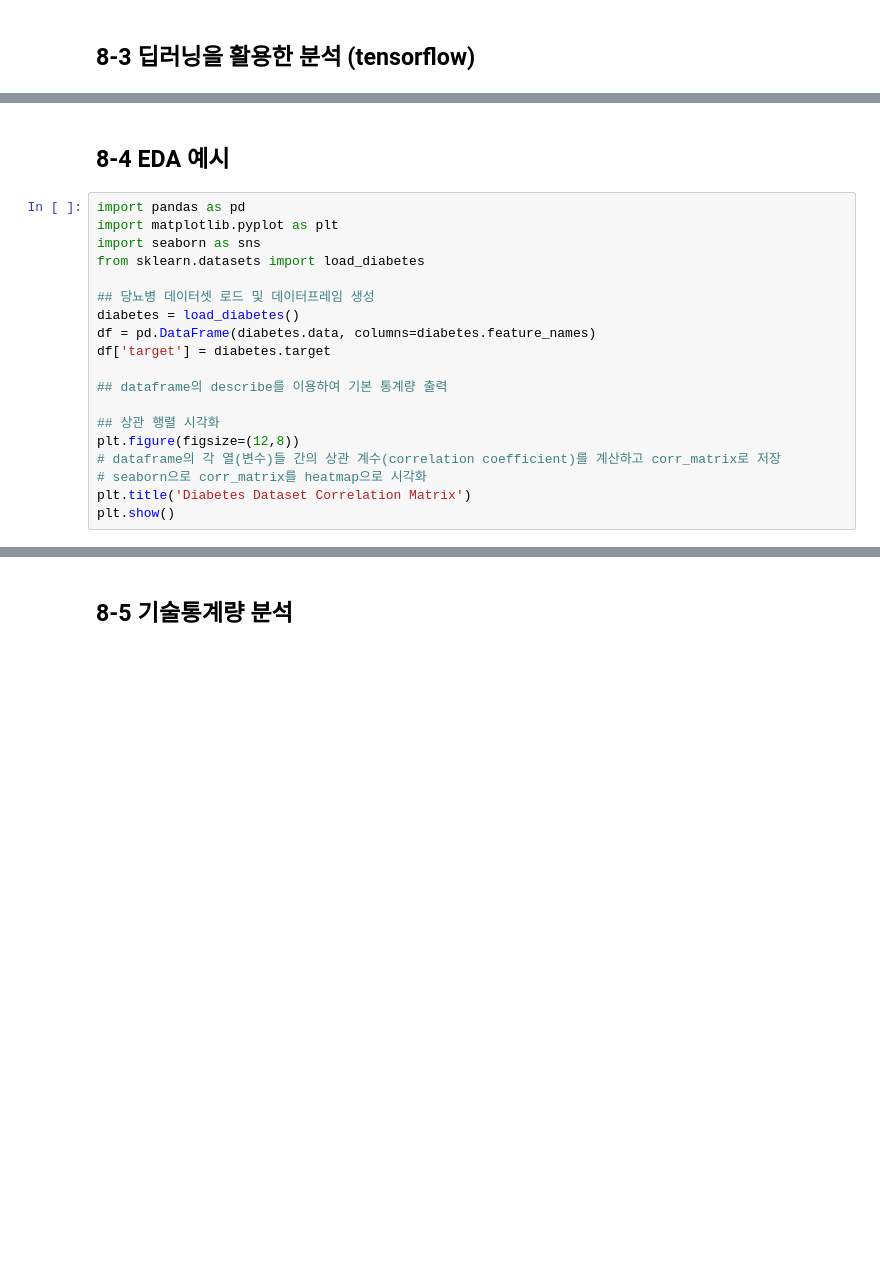
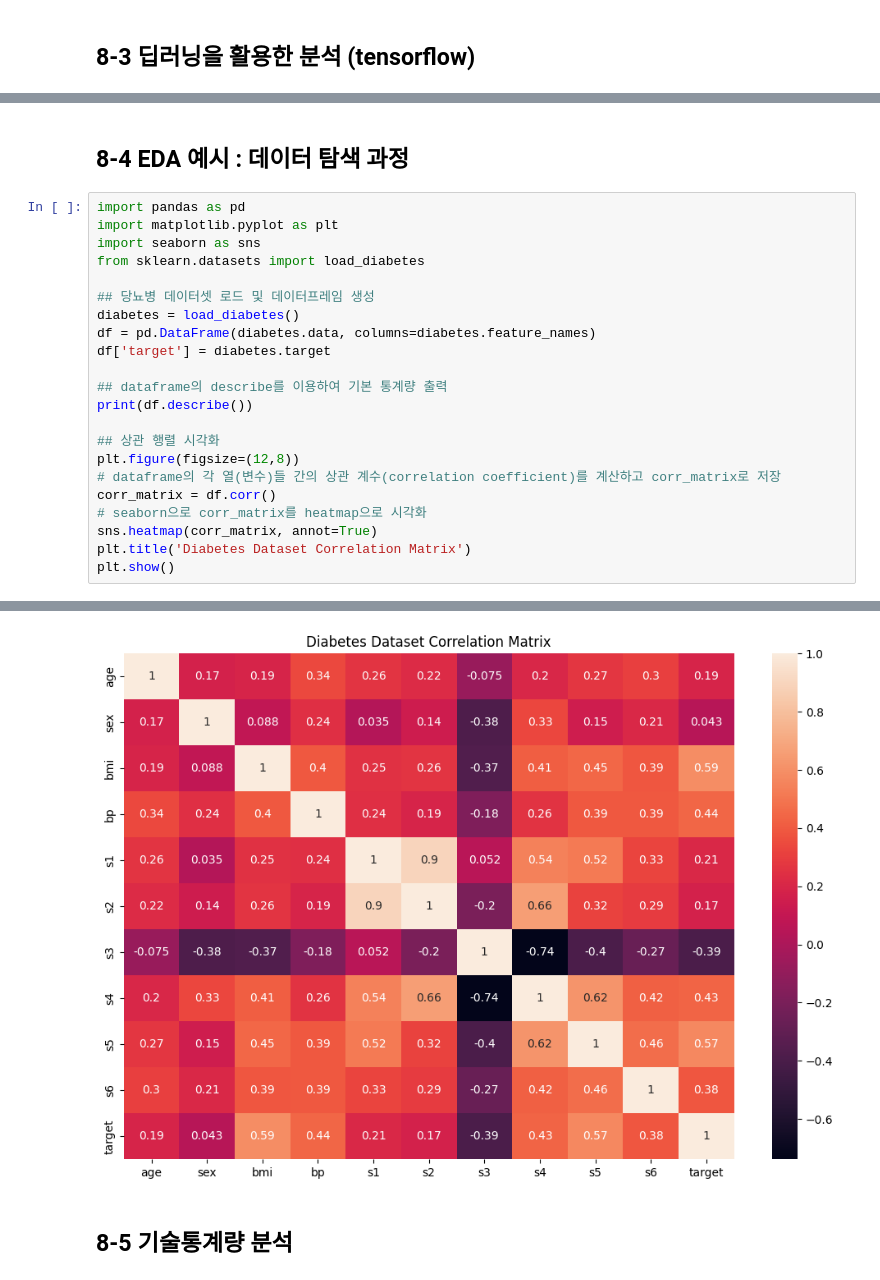
Before and after one commit to biomedist/Data-Analysis-with-Open-Source, a Jupyter notebook: 오픈소스_데이터_분석_8강.ipynb, the cells around one changed output, grey strips where cells are left out. Drawn from its saved outputs; the diff is of its cells as text; blank space fills up the shorter version.

```diff
--- a/오픈소스_데이터_분석_8강.ipynb
+++ b/오픈소스_데이터_분석_8강.ipynb
@@ -104,5 +131,5 @@ print("\nClassification Report:\n", classification_report(y_test, y_pred))
 # %% [markdown]
-## 8-4 EDA 예시
+## 8-4 EDA 예시 : 데이터 탐색 과정
 # %%
 import pandas as pd
 import matplotlib.pyplot as plt
@@ -115,10 +142,14 @@ df = pd.DataFrame(diabetes.data, columns=diabetes.feature_names)
 df['target'] = diabetes.target
 
 ## dataframe의 describe를 이용하여 기본 통계량 출력
+print(df.describe())
 
 ## 상관 행렬 시각화
 plt.figure(figsize=(12,8))
 # dataframe의 각 열(변수)들 간의 상관 계수(correlation coefficient)를 계산하고 corr_matrix로 저장
+corr_matrix = df.corr()
 # seaborn으로 corr_matrix를 heatmap으로 시각화
+sns.heatmap(corr_matrix, annot=True)
 plt.title('Diabetes Dataset Correlation Matrix')
 plt.show()
+# %% [output]
@@ -125,3 +173,4 @@ plt.show()
+[figure, added]
 # %% [markdown]
 ## 8-5 기술통계량 분석
 # %%
```
Also changed, not shown: parts of 3 cells of this notebook.
